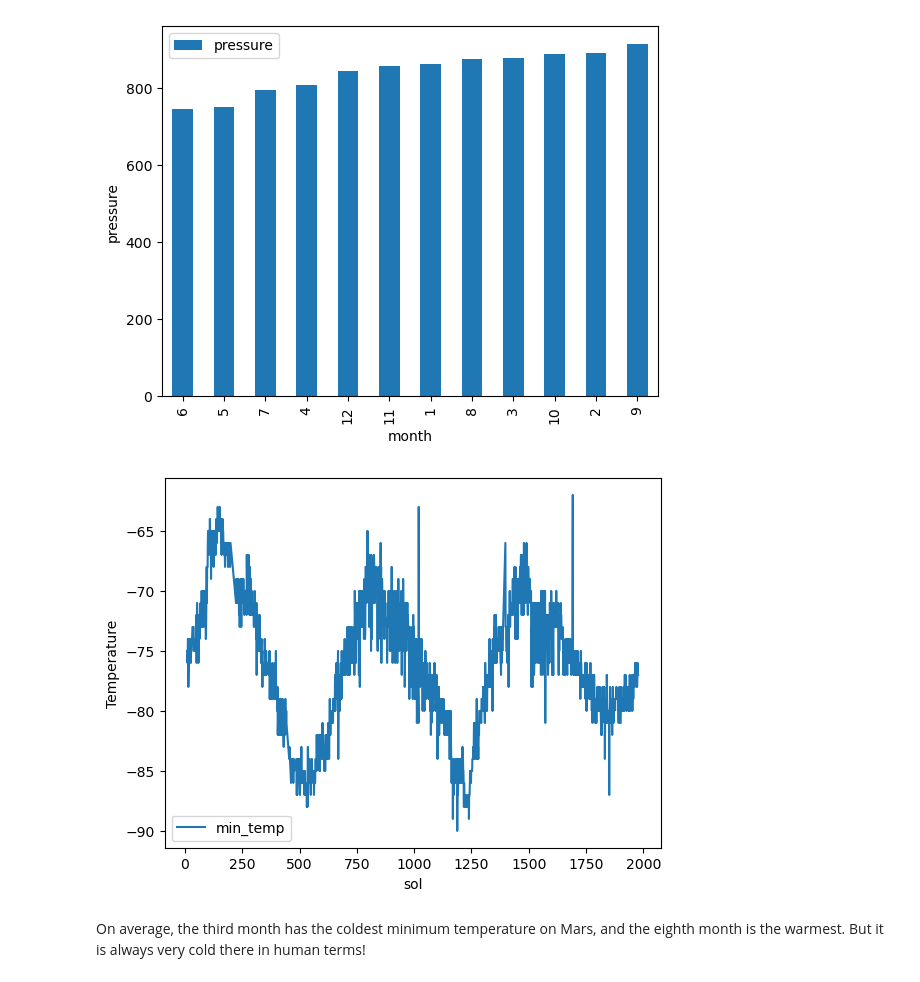
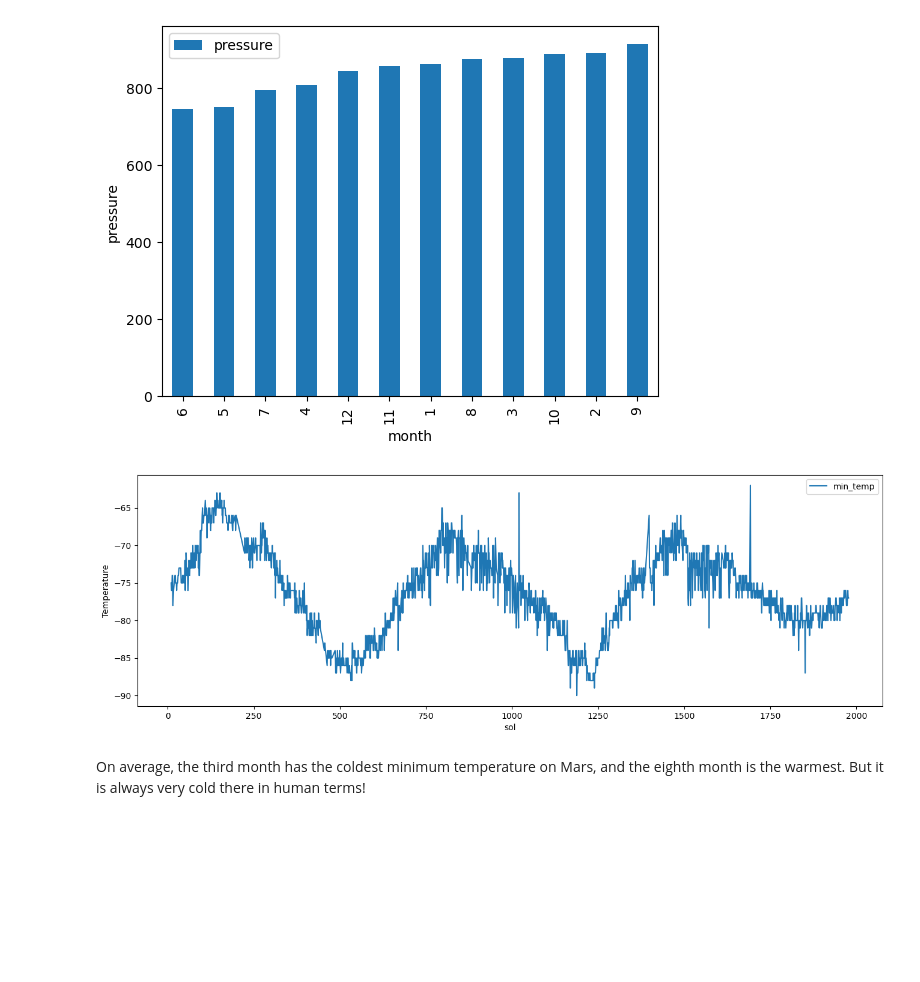
Before and after one commit to BMO777/Mars_Weather_Analysis, a Jupyter notebook: part_2_mars_weather.ipynb, the cells around one changed output. Saved outputs shown, nothing was run; the diff lists cells and outputs as text; code cells hidden in the pictures; blank space fills up the shorter version.

```diff
--- a/part_2_mars_weather.ipynb
+++ b/part_2_mars_weather.ipynb
@@ -59,9 +59,7 @@ for row in rows:
 # %%
 # Create a Pandas DataFrame by using the list of rows and a list of the column names
 th = [c.text for c in MTdata.find_all('th')]#column names
-MTdf = pd.DataFrame(Tlist)#.drop([0,2,4,6,8,10,12,14], axis=1)
-
-MTdf.columns = th
+MTdf = pd.DataFrame(Tlist, columns = th)#.drop([0,2,4,6,8,10,12,14], axis=1)
 MTdf.set_index('id', drop=True, inplace=True)
 # %%
 # Confirm DataFrame was created successfully
@@ -210,10 +208,11 @@ The lowest atmospheric pressure occurs on the 6th month and the highest atmosphe
 [figure]
 # %%
 # 5. How many terrestrial (earth) days are there in a Martian year?
-MTdf.plot('sol', "min_temp", ylabel="Temperature")
+pd.plotting.plot_params = {'x_compat': True}
+MTdf.plot('sol', "min_temp", ylabel="Temperature", figsize=(16,5), x_compat=True)
 plt.show;
 # %% [output]
-[figure, old version]
+[figure, new version]
 # %% [markdown]
 On average, the third month has the coldest minimum temperature on Mars, and the eighth month is the warmest. But it is always very cold there in human terms!
 # %% [markdown]
```
Also changed, not shown: parts of 2 cells of this notebook.
